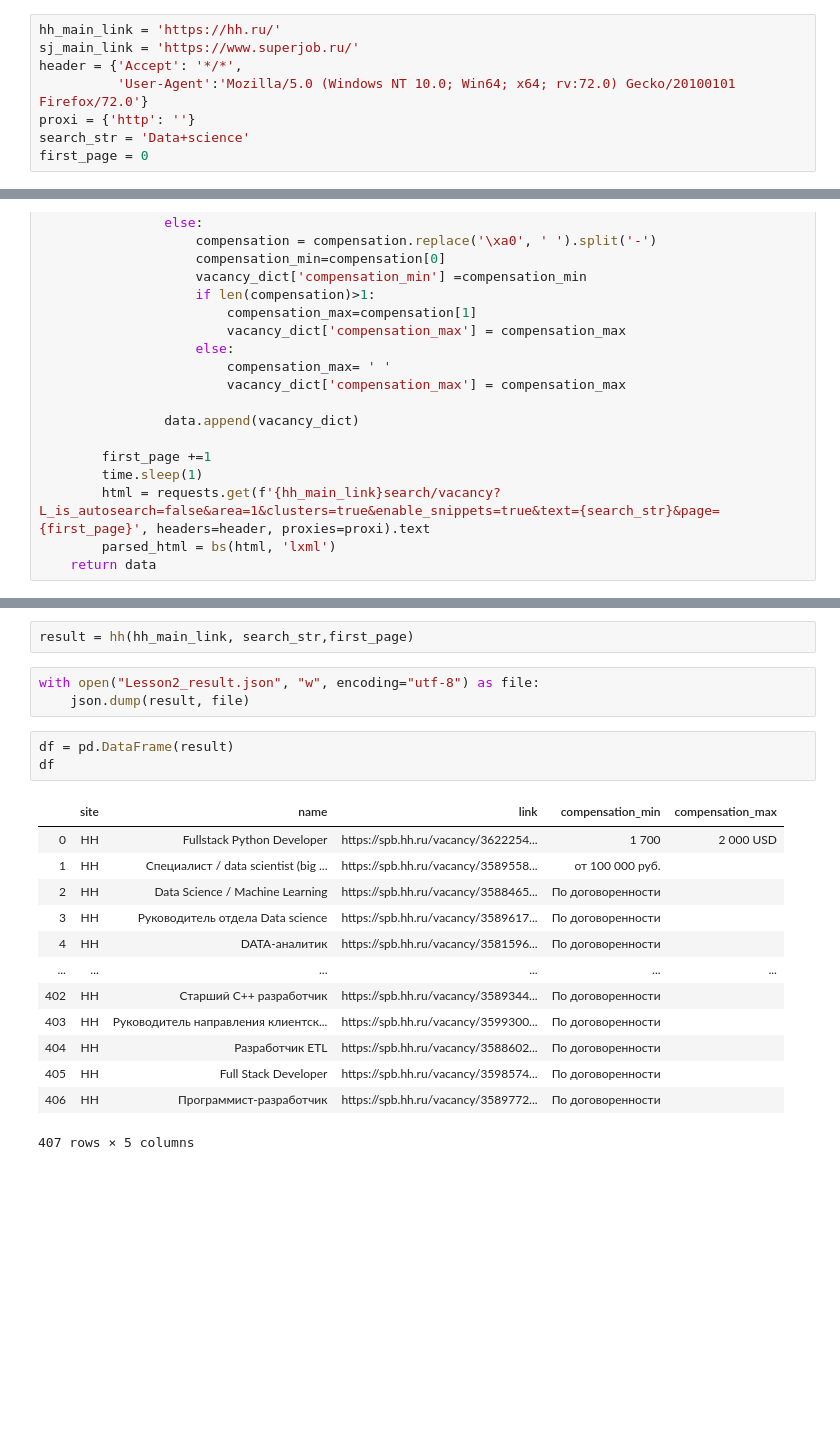
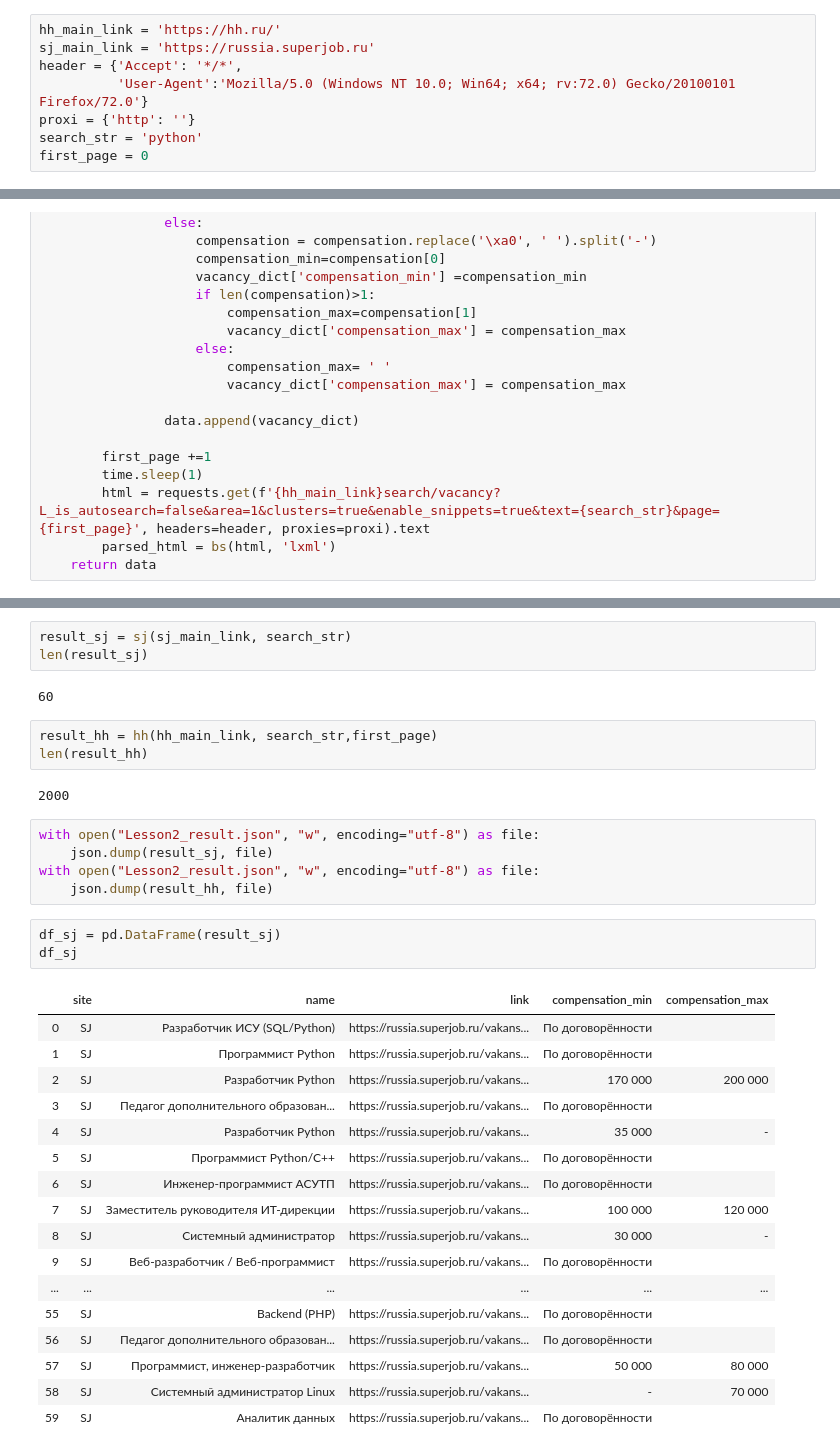
Before and after one commit to Sashkalolpro/-Methods-of-collecting-and-processing-data-from-the-Internet, a Jupyter notebook: Les 2 hh.ipynb, the cells around one changed output, grey strips where cells are left out. Cells and saved outputs as stored; diff of their text form; blank space fills up the shorter version.

```diff
--- a/Les 2 hh.ipynb
+++ b/Les 2 hh.ipynb
@@ -8,10 +9,10 @@ import json
 # %%
 hh_main_link = 'https://hh.ru/'
-sj_main_link = 'https://www.superjob.ru/'
+sj_main_link = 'https://russia.superjob.ru'
 header = {'Accept': '*/*',
           'User-Agent':'Mozilla/5.0 (Windows NT 10.0; Win64; x64; rv:72.0) Gecko/20100101 Firefox/72.0'}
 proxi = {'http': ''}
-search_str = 'Data+science'
+search_str = 'python'
 first_page = 0
 # %%
 def hh(hh_main_link, search_str, first_page):
@@ -57,22 +108,36 @@ def hh(hh_main_link, search_str, first_page):
+# %%
+result_sj = sj(sj_main_link, search_str)
+len(result_sj)
+# %% [output]
+60
 # %%
-result = hh(hh_main_link, search_str,first_page)
+result_hh = hh(hh_main_link, search_str,first_page)
+len(result_hh)
+# %% [output]
+2000
 # %%
 with open("Lesson2_result.json", "w", encoding="utf-8") as file:
-    json.dump(result, file)
+    json.dump(result_sj, file)
+with open("Lesson2_result.json", "w", encoding="utf-8") as file:
+    json.dump(result_hh, file)
-# %%
-df = pd.DataFrame(result)
-df
-# %% [output]
-|  | site | name | link | compensation_min | compensation_max |
-| 0 | HH | Fullstack Python Developer | https://spb.hh.ru/vacancy/3622254... | 1 700 | 2 000 USD |
-| 1 | HH | Специалист / data scientist (big ... | https://spb.hh.ru/vacancy/3589558... | от 100 000 руб. |  |
-| 2 | HH | Data Science / Machine Learning | https://spb.hh.ru/vacancy/3588465... | По договоренности |  |
-| 3 | HH | Руководитель отдела Data science | https://spb.hh.ru/vacancy/3589617... | По договоренности |  |
-| 4 | HH | DATA-аналитик | https://spb.hh.ru/vacancy/3581596... | По договоренности |  |
-| ... | ... | ... | ... | ... | ... |
-| 402 | HH | Старший С++ разработчик | https://spb.hh.ru/vacancy/3589344... | По договоренности |  |
-| 403 | HH | Руководитель направления клиентск... | https://spb.hh.ru/vacancy/3599300... | По договоренности |  |
-| 404 | HH | Разработчик ETL | https://spb.hh.ru/vacancy/3588602... | По договоренности |  |
-| 405 | HH | Full Stack Developer | https://spb.hh.ru/vacancy/3598574... | По договоренности |  |
-| 406 | HH | Программист-разработчик | https://spb.hh.ru/vacancy/3589772... | По договоренности |  |
-407 rows × 5 columns
+# %%
+df_sj = pd.DataFrame(result_sj)
+df_sj
+# %% [output]
+|  | site | name | link | compensation_min | compensation_max |
+| 0 | SJ | Разработчик ИСУ (SQL/Python) | https://russia.superjob.ru/vakans... | По договорённости |  |
+| 1 | SJ | Программист Python | https://russia.superjob.ru/vakans... | По договорённости |  |
+| 2 | SJ | Разработчик Python | https://russia.superjob.ru/vakans... | 170 000 | 200 000 |
+| 3 | SJ | Педагог дополнительного образован... | https://russia.superjob.ru/vakans... | По договорённости |  |
+| 4 | SJ | Разработчик Python | https://russia.superjob.ru/vakans... | 35 000 | - |
+| 5 | SJ | Программист Python/C++ | https://russia.superjob.ru/vakans... | По договорённости |  |
+| 6 | SJ | Инженер-программист АСУТП | https://russia.superjob.ru/vakans... | По договорённости |  |
+| 7 | SJ | Заместитель руководителя ИТ-дирекции | https://russia.superjob.ru/vakans... | 100 000 | 120 000 |
+| 8 | SJ | Системный администратор | https://russia.superjob.ru/vakans... | 30 000 | - |
+| 9 | SJ | Веб-разработчик / Веб-программист | https://russia.superjob.ru/vakans... | По договорённости |  |
+| ... | ... | ... | ... | ... | ... |
+| 55 | SJ | Backend (PHP) | https://russia.superjob.ru/vakans... | По договорённости |  |
+| 56 | SJ | Педагог дополнительного образован... | https://russia.superjob.ru/vakans... | По договорённости |  |
+| 57 | SJ | Программист, инженер-разработчик | https://russia.superjob.ru/vakans... | 50 000 | 80 000 |
+| 58 | SJ | Системный администратор Linux | https://russia.superjob.ru/vakans... | - | 70 000 |
+| 59 | SJ | Аналитик данных | https://russia.superjob.ru/vakans... | По договорённости |  |
```
Also changed, not shown: parts of 4 cells of this notebook.
